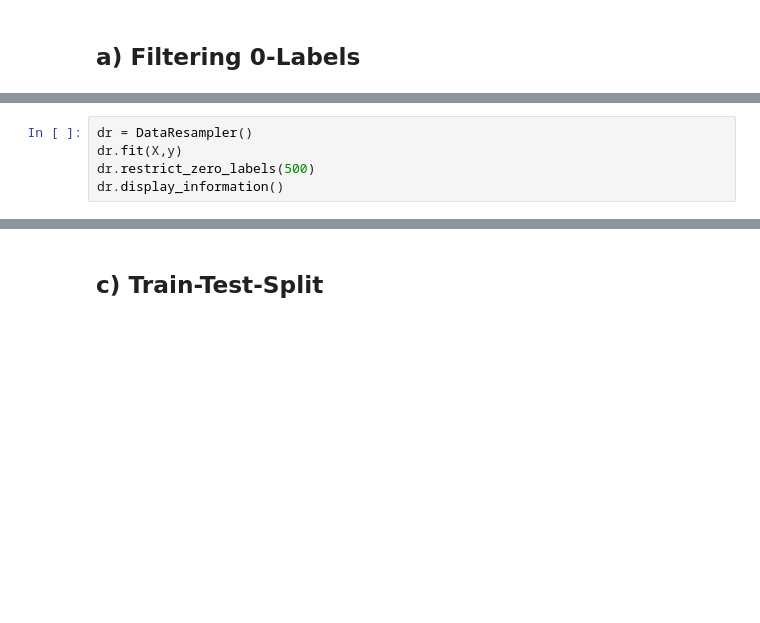
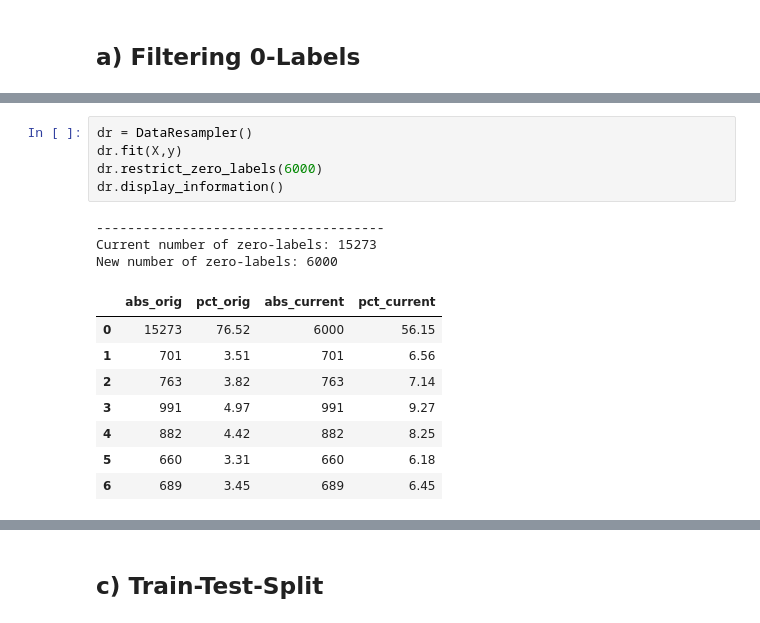
Before and after one commit to chriswegmann/drone_steering, a Jupyter notebook: models/model_gesture_svm_nip120.ipynb, the cells around one changed output, grey strips where cells are left out. Saved outputs shown, nothing was run; the diff lists cells and outputs as text; blank space fills up the shorter version.

```diff
--- a/models/model_gesture_svm_nip120.ipynb
+++ b/models/model_gesture_svm_nip120.ipynb
@@ -73,8 +121,20 @@ dr_var.display_information()
 # %%
 dr = DataResampler()
 dr.fit(X,y)
-dr.restrict_zero_labels(500)
+dr.restrict_zero_labels(6000)
 dr.display_information()
+# %% [output]
+-------------------------------------
+Current number of zero-labels: 15273
+New number of zero-labels: 6000
+|  | abs_orig | pct_orig | abs_current | pct_current |
+| 0 | 15273 | 76.52 | 6000 | 56.15 |
+| 1 | 701 | 3.51 | 701 | 6.56 |
+| 2 | 763 | 3.82 | 763 | 7.14 |
+| 3 | 991 | 4.97 | 991 | 9.27 |
+| 4 | 882 | 4.42 | 882 | 8.25 |
+| 5 | 660 | 3.31 | 660 | 6.18 |
+| 6 | 689 | 3.45 | 689 | 6.45 |
 # %%
 print(dr.X.shape)
 X_full_zero = np.concatenate( [dr.X, dr_var.X[(dr_var.y == 0),:,:]] )
```
Also changed, not shown: parts of 25 cells of this notebook, 1 other file.
